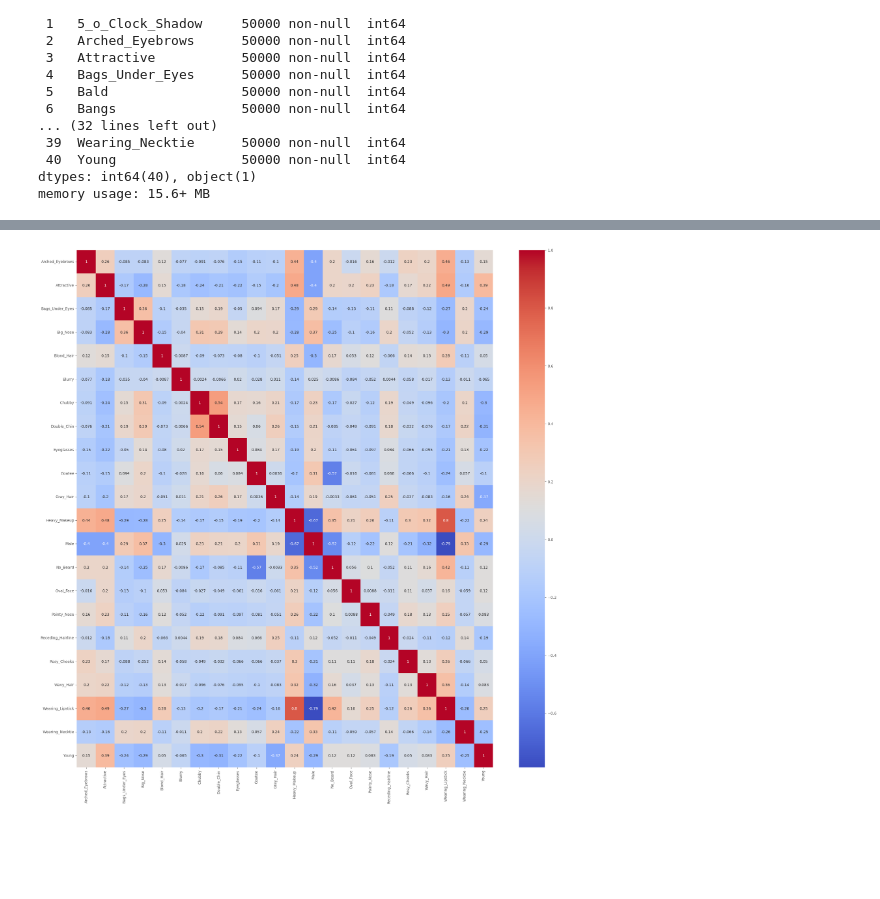
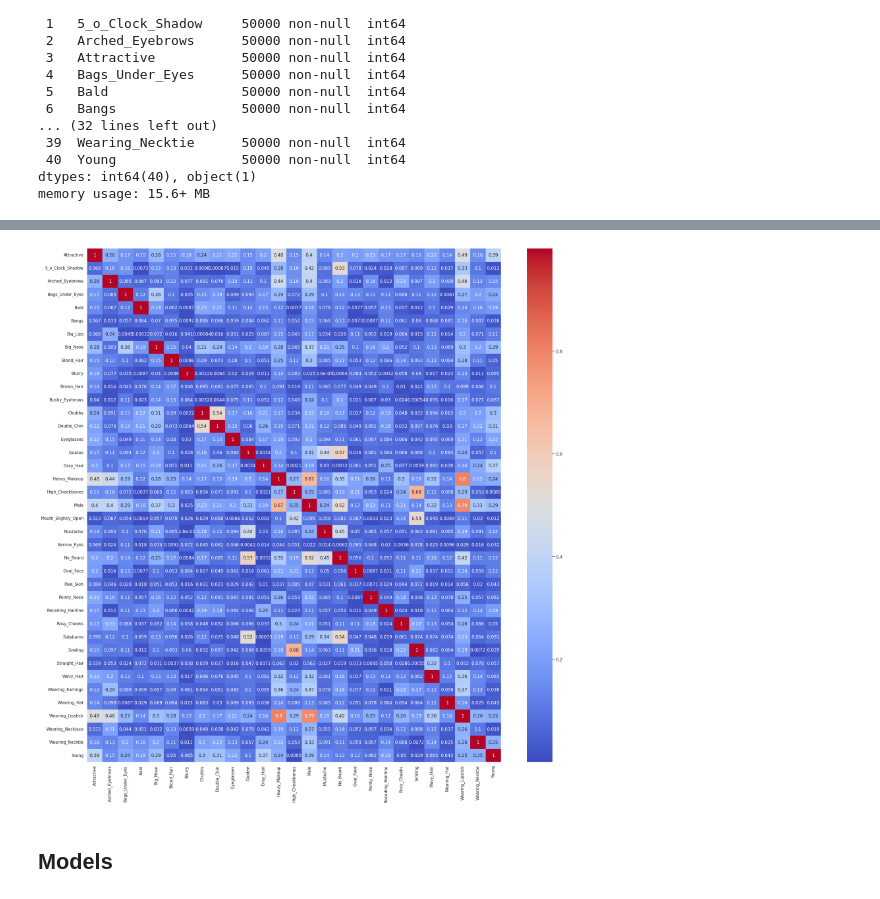
Before and after one commit to kriskalb/CelebA_CV_classification, a Jupyter notebook: project_celebA_CV_classification.ipynb, the cells around one changed output, grey strips where cells are left out. Saved outputs shown, nothing was run; the diff lists cells and outputs as text; code cells hidden in the pictures; blank space fills up the shorter version.

Commit message:
update models, add classification for dataset

```diff
--- a/project_celebA_CV_classification.ipynb
+++ b/project_celebA_CV_classification.ipynb
@@ -213 +313,24 @@ memory usage: 15.6+ MB
+# %%
+df_to_corr = df[columns_to_corr]
+# %%
+import numpy as np
+import scipy.stats as stats
+
+def cramers_v(x, y):
+    confusion_matrix = pd.crosstab(x, y)
+    chi2 = stats.chi2_contingency(confusion_matrix)[0]
+    n = confusion_matrix.sum().sum()
+    r, k = confusion_matrix.shape
+    cramers_v = np.sqrt(chi2 / (n * min(k - 1, r - 1)))
+
+    return cramers_v
+# %%
+correlation_matrix = np.zeros((len(df_to_corr.columns), len(df_to_corr.columns)))
+
+for i, var1 in enumerate(df_to_corr.columns):
+    for j, var2 in enumerate(df_to_corr.columns):
+        cramers_v_score = cramers_v(df_to_corr[var1], df_to_corr[var2])
+        correlation_matrix[i, j] = cramers_v_score
+
+correlation_matrix = pd.DataFrame(correlation_matrix, columns=df_to_corr.columns, index=df_to_corr.columns)
 # %%
@@ -221,4 +345,4 @@ plt.show()
 # %%
-corr_attractive = df.corr()['Attractive']
-corr_attractive[abs(corr_attractive)>0.15]
+corr_attractive = correlation_matrix['Attractive']
+corr_attractive[abs(corr_attractive)>0.14]
 # %% [output]
@@ -242,8 +387,8 @@ Name: Attractive, dtype: float64
 # %%
-labels_x = list(correlation[abs(correlation['Attractive'])>0.15]['Attractive'].index)
+labels_x = list(correlation_matrix['Attractive'][abs(corr_attractive)>0.14].index)
 plt.figure(figsize = (25,25))
 color_palette = 'coolwarm'
-sns.heatmap(df[labels_x].corr(), annot = True,cmap=color_palette)
+sns.heatmap(correlation_matrix[labels_x], annot = True,cmap=color_palette)
 plt.show()
 # %% [output]
-[figure, old version]
+[figure, new version]
@@ -253,0 +395,2 @@ X_train, X_test, y_train, y_test = train_test_split(X, y, test_size=0.2, random_
+# %% [markdown]
+## Models
```
Also changed, not shown: parts of 66 cells of this notebook.
